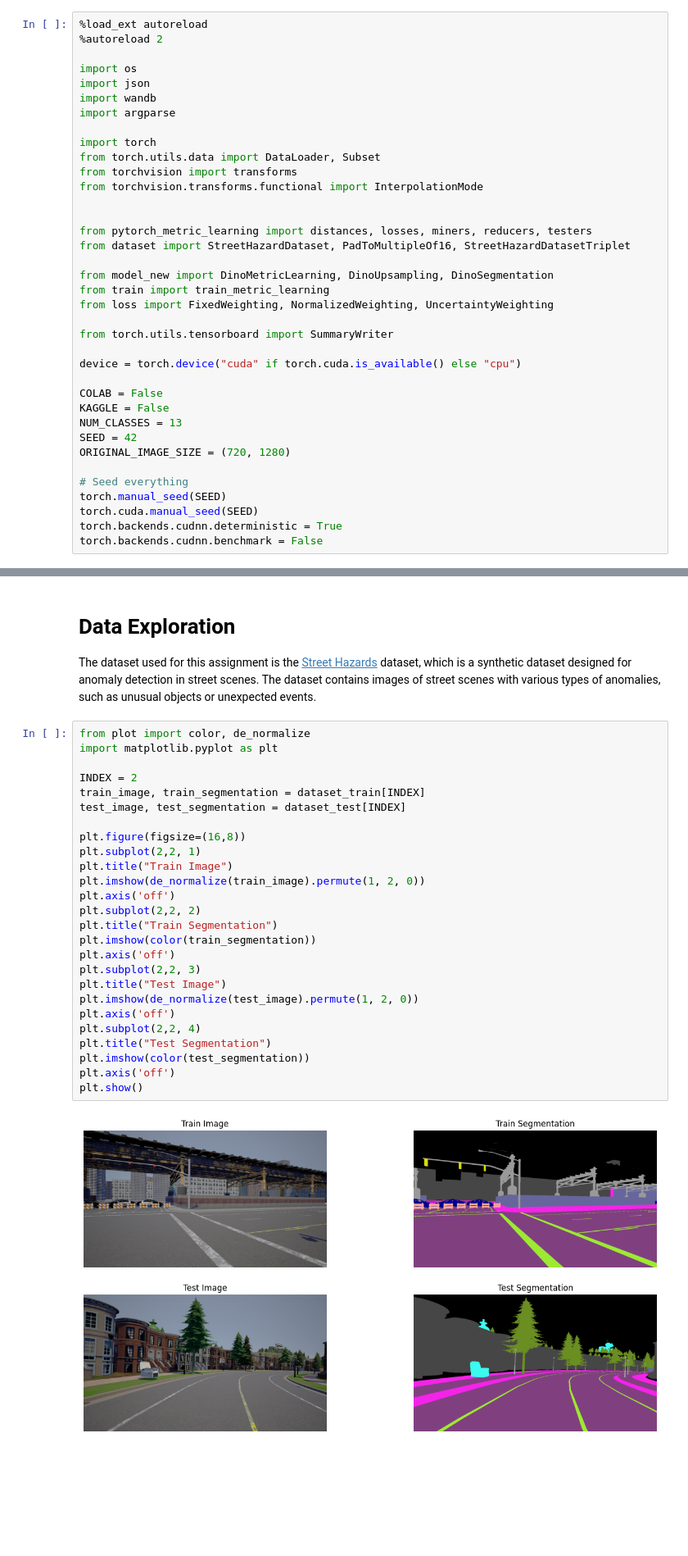
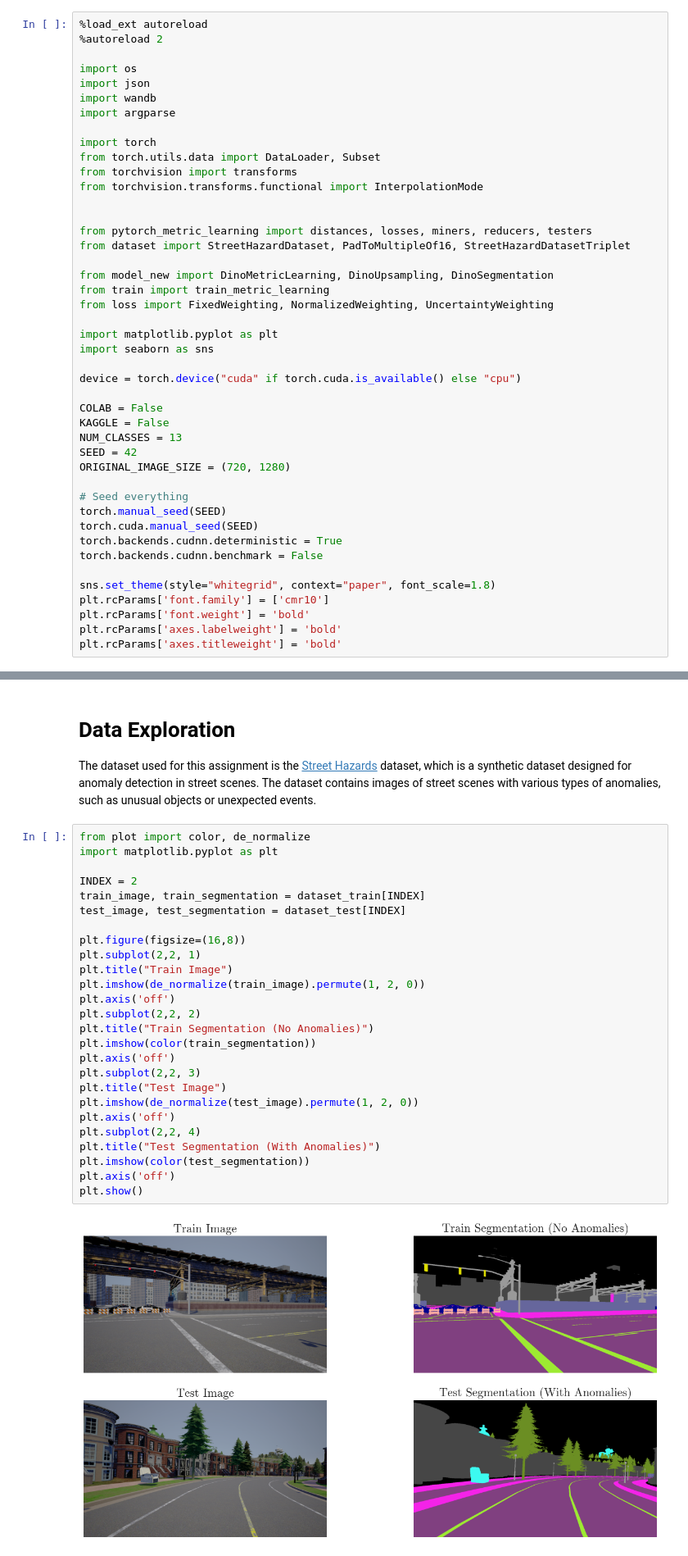
Before and after one commit to liuktc/ML4CV_Assignment, a Jupyter notebook: main.ipynb, the cells around one changed output, grey strips where cells are left out. Shown at 82% size. Saved outputs shown, nothing was run; the diff lists cells and outputs as text; blank space fills up the shorter version.

```diff
--- a/main.ipynb
+++ b/main.ipynb
@@ -20,7 +20,8 @@ from model_new import DinoMetricLearning, DinoUpsampling, DinoSegmentation
 from train import train_metric_learning
 from loss import FixedWeighting, NormalizedWeighting, UncertaintyWeighting
 
-from torch.utils.tensorboard import SummaryWriter
+import matplotlib.pyplot as plt
+import seaborn as sns
 
 device = torch.device("cuda" if torch.cuda.is_available() else "cpu")
 
@@ -35,3 +36,9 @@ torch.manual_seed(SEED)
 torch.cuda.manual_seed(SEED)
 torch.backends.cudnn.deterministic = True
 torch.backends.cudnn.benchmark = False
+
+sns.set_theme(style="whitegrid", context="paper", font_scale=1.8)
+plt.rcParams['font.family'] = ['cmr10']
+plt.rcParams['font.weight'] = 'bold'
+plt.rcParams['axes.labelweight'] = 'bold'
+plt.rcParams['axes.titleweight'] = 'bold'
@@ -135,28 +145,28 @@ The dataset used for this assignment is the [Street Hazards](https://arxiv.org/a
 # %%
 from plot import color, de_normalize
 import matplotlib.pyplot as plt
 
 INDEX = 2
 train_image, train_segmentation = dataset_train[INDEX]
 test_image, test_segmentation = dataset_test[INDEX]
 
 plt.figure(figsize=(16,8))
 plt.subplot(2,2, 1)
 plt.title("Train Image")
 plt.imshow(de_normalize(train_image).permute(1, 2, 0))
 plt.axis('off')
 plt.subplot(2,2, 2)
-plt.title("Train Segmentation")
+plt.title("Train Segmentation (No Anomalies)")
 plt.imshow(color(train_segmentation))
 plt.axis('off')
 plt.subplot(2,2, 3)
 plt.title("Test Image")
 plt.imshow(de_normalize(test_image).permute(1, 2, 0))
 plt.axis('off')
 plt.subplot(2,2, 4)
-plt.title("Test Segmentation")
+plt.title("Test Segmentation (With Anomalies)")
 plt.imshow(color(test_segmentation))
 plt.axis('off')
 plt.show()
 # %% [output]
-[figure, old version]
+[figure, new version]
```
Also changed, not shown: parts of 9 cells of this notebook, 4 other files.
